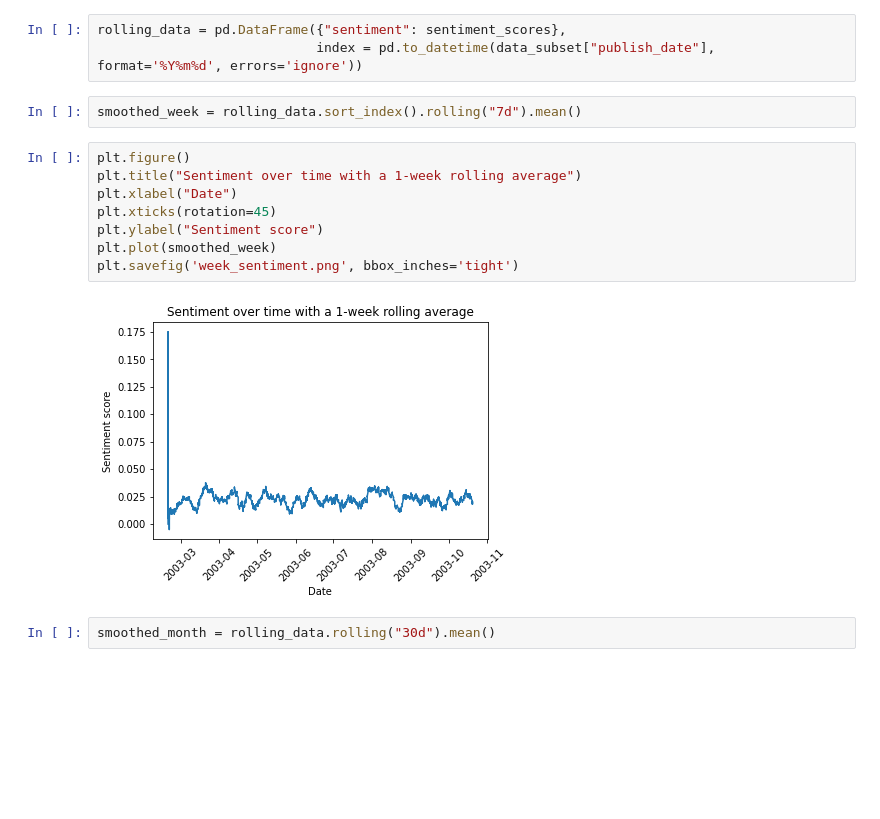
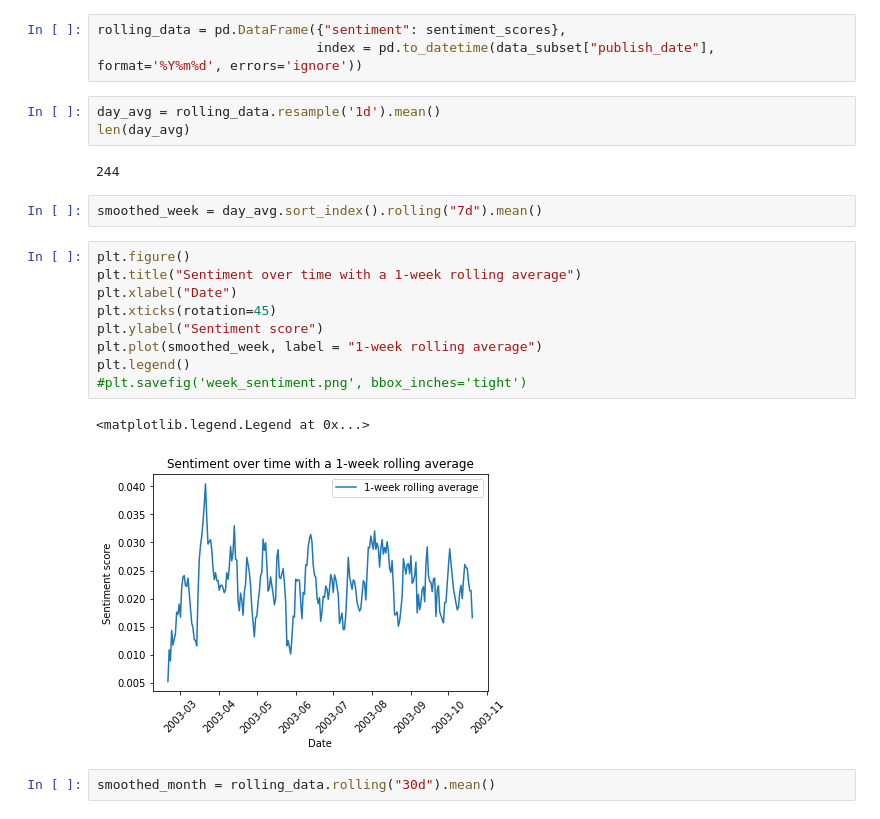
Before and after one commit to NicoleDwe/CDS-language, a Jupyter notebook: notebooks/assignment3_nd.ipynb, the cells around one changed output. Drawn from its saved outputs; the diff is of its cells as text; blank space fills up the shorter version.

Commit message:
add legends to plots in ass3

```diff
--- a/notebooks/assignment3_nd.ipynb
+++ b/notebooks/assignment3_nd.ipynb
@@ -100,18 +86,25 @@ data_subset
 # %%
 rolling_data = pd.DataFrame({"sentiment": sentiment_scores},
                             index = pd.to_datetime(data_subset["publish_date"], format='%Y%m%d', errors='ignore'))
+# %%
+day_avg = rolling_data.resample('1d').mean()
+len(day_avg)
+# %% [output]
+244
 # %%
-smoothed_week = rolling_data.sort_index().rolling("7d").mean()
+smoothed_week = day_avg.sort_index().rolling("7d").mean()
 # %%
 plt.figure()
 plt.title("Sentiment over time with a 1-week rolling average")
 plt.xlabel("Date")
 plt.xticks(rotation=45)
 plt.ylabel("Sentiment score")
-plt.plot(smoothed_week)
-plt.savefig('week_sentiment.png', bbox_inches='tight')
+plt.plot(smoothed_week, label = "1-week rolling average")
+plt.legend()
+#plt.savefig('week_sentiment.png', bbox_inches='tight')
 # %% [output]
+<matplotlib.legend.Legend at 0x...>
-[figure, old version]
+[figure, new version]
 # %%
 smoothed_month = rolling_data.rolling("30d").mean()
 # %%
```
Also changed, not shown: parts of 3 cells of this notebook, 4 other files.
